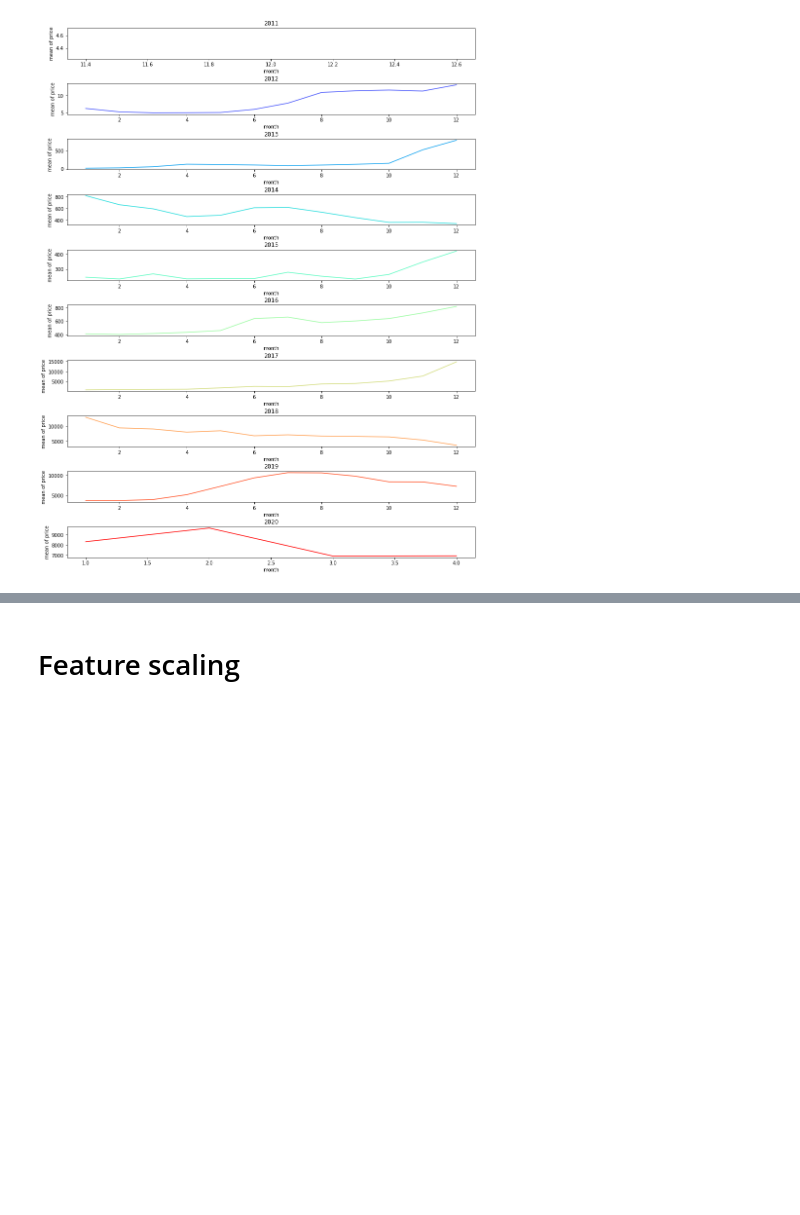
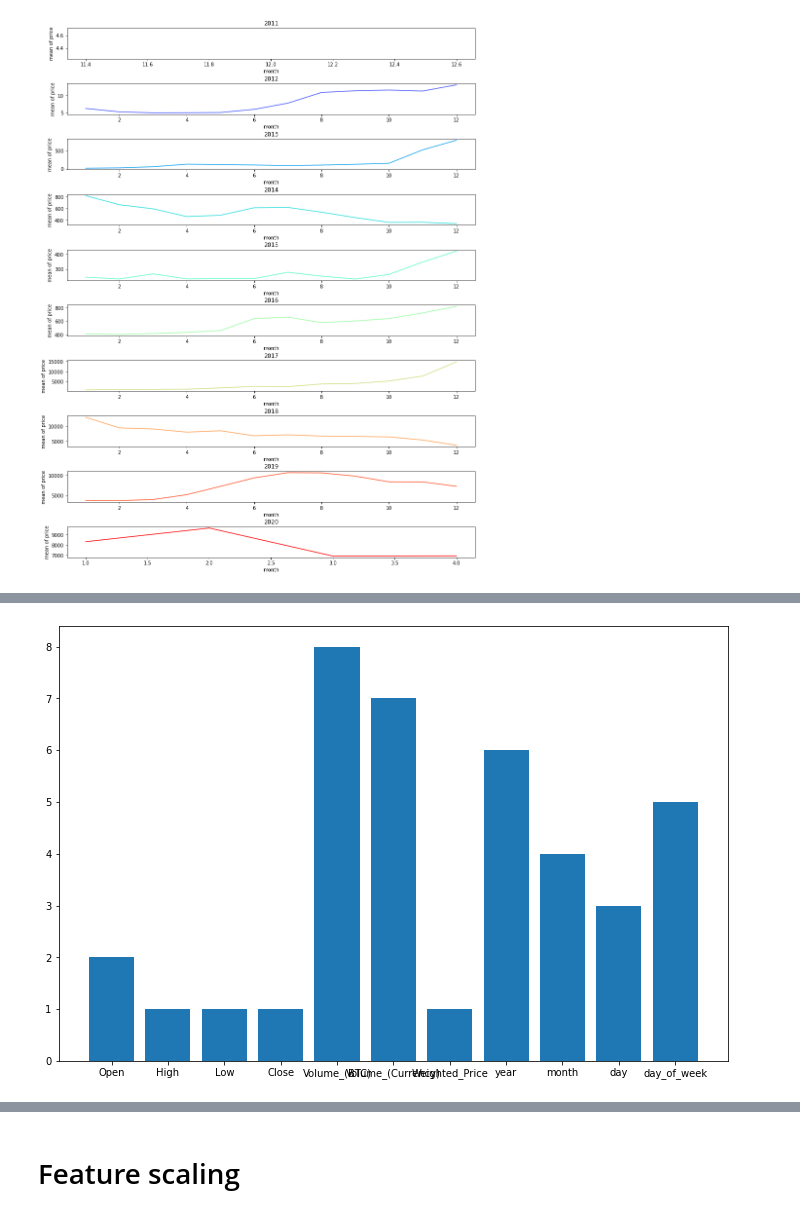
Before and after one commit to atsushii/CryptoCurrencyPortfoilo, a Jupyter notebook: CryptoCurrencyPricePredict.ipynb, the cells around one changed output, grey strips where cells are left out. Cells and saved outputs as stored; diff of their text form; code cells hidden in the pictures; blank space fills up the shorter version.

```diff
--- a/CryptoCurrencyPricePredict.ipynb
+++ b/CryptoCurrencyPricePredict.ipynb
@@ -209,0 +199,19 @@ train_size: 2420 test_size: 606
+# %%
+from sklearn.feature_selection import RFE
+from sklearn.ensemble import RandomForestRegressor
+from matplotlib import pyplot
+
+y = df["future"]
+x = df.drop("future", axis=1)
+
+model = RFE(RandomForestRegressor(n_estimators=500, random_state=42), 4)
+model = model.fit(x, y)
+# %%
+plt.figure(figsize=(12, 8))
+columns_names = df.columns.values[0:-1]
+ticks = [i for i in range(len(columns_names))]
+pyplot.bar(ticks, model.ranking_)
+pyplot.xticks(ticks, columns_names)
+pyplot.show()
+# %% [output]
+[figure, added]
```
Also changed, not shown: parts of 23 cells of this notebook.
